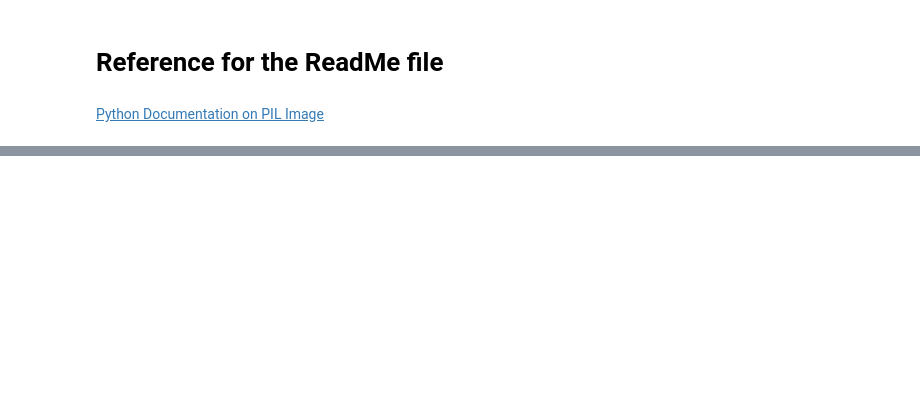
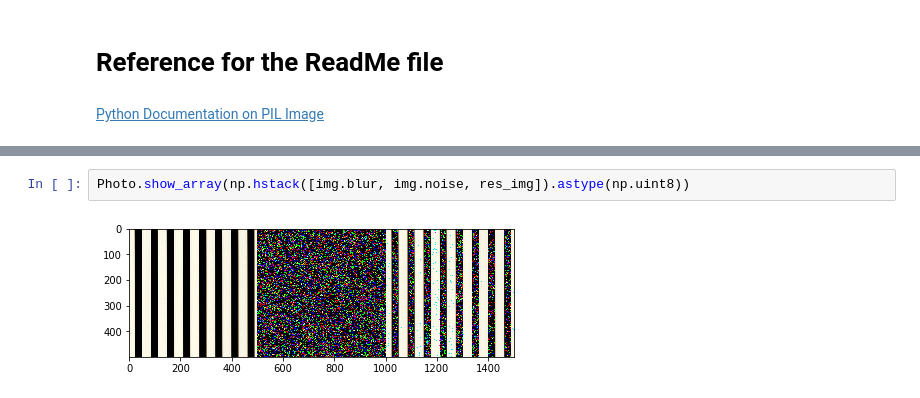
Before and after one commit to Babcock-R17/Babcock-R17, a Jupyter notebook: Independent_Study.ipynb, the cells around one changed output, grey strips where cells are left out. Cells and saved outputs as stored; diff of their text form; blank space fills up the shorter version.

```diff
--- a/Independent_Study.ipynb
+++ b/Independent_Study.ipynb
@@ -276,3 +319,7 @@ Image striped_0088.jpg has a shape of (400, 400, 3)
+# %%
+Photo.show_array(np.hstack([img.blur, img.noise, res_img]).astype(np.uint8))
+# %% [output]
+[figure, added]
 # %%
 # Set file paths
 ## Image file Path
```
Also changed, not shown: parts of 6 cells of this notebook.
